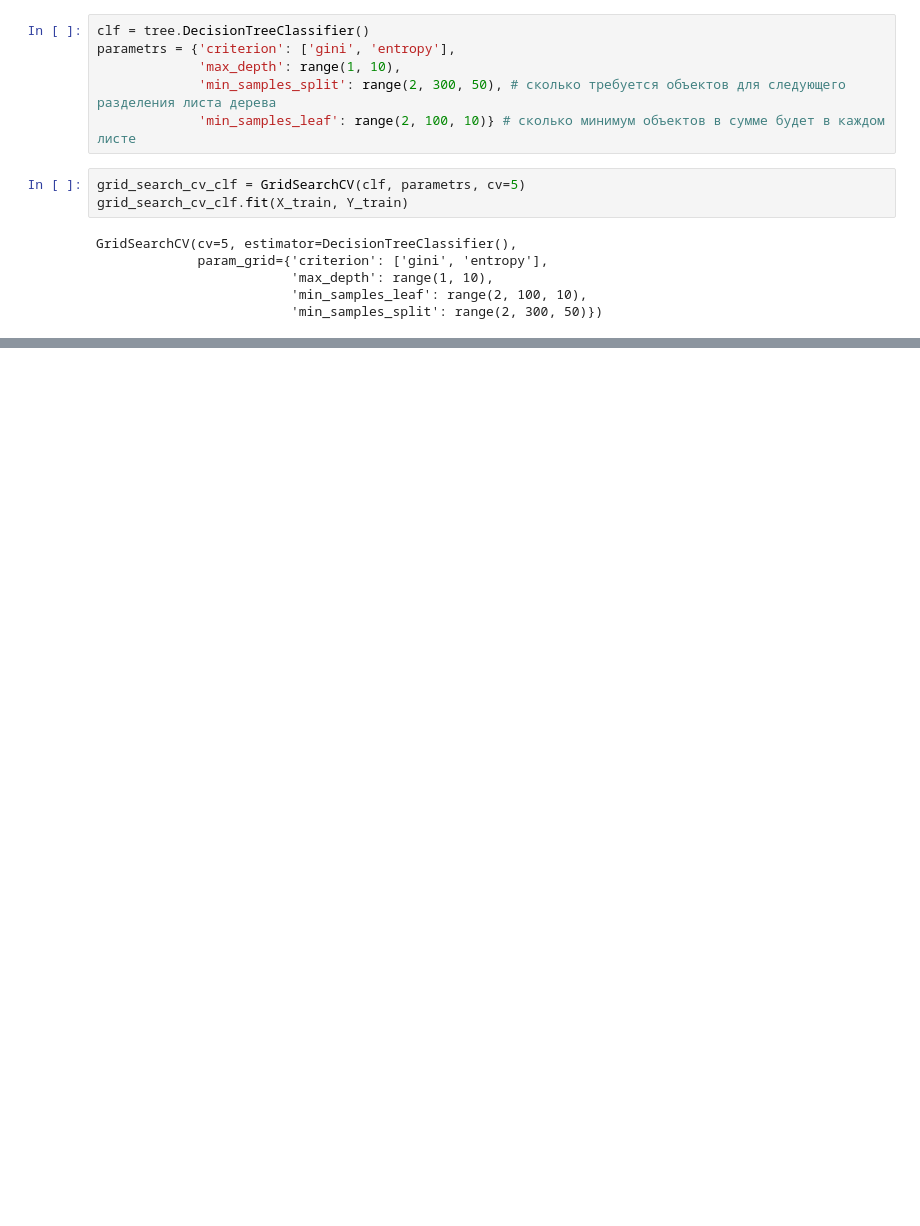
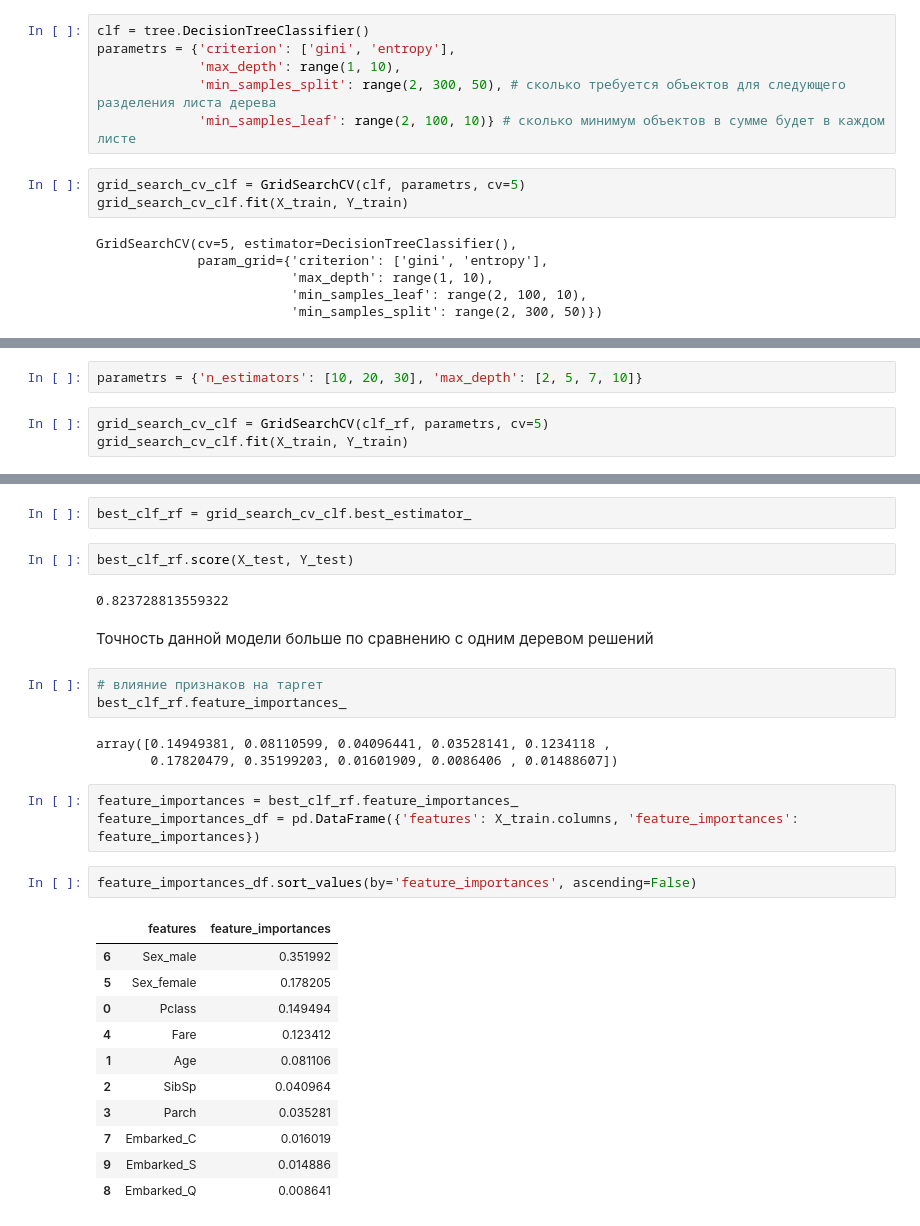
Before and after one commit to ivanpopov2002/ML, a Jupyter notebook: DecisionTreeTitanic.ipynb, the cells around one changed output, grey strips where cells are left out. Cells and saved outputs as stored; diff of their text form; blank space fills up the shorter version.

```diff
--- a/DecisionTreeTitanic.ipynb
+++ b/DecisionTreeTitanic.ipynb
@@ -333,0 +338,5 @@ grid_search_cv_clf.best_params_
+# %%
+parametrs = {'n_estimators': [10, 20, 30], 'max_depth': [2, 5, 7, 10]}
+# %%
+grid_search_cv_clf = GridSearchCV(clf_rf, parametrs, cv=5)
+grid_search_cv_clf.fit(X_train, Y_train)
@@ -333,0 +351,31 @@ grid_search_cv_clf.best_params_
+# %%
+best_clf_rf = grid_search_cv_clf.best_estimator_
+# %%
+best_clf_rf.score(X_test, Y_test)
+# %% [output]
+0.823728813559322
+# %% [markdown]
+Точность данной модели больше по сравнению с одним деревом решений
+# %%
+# влияние признаков на таргет
+best_clf_rf.feature_importances_
+# %% [output]
+array([0.14949381, 0.08110599, 0.04096441, 0.03528141, 0.1234118 ,
+       0.17820479, 0.35199203, 0.01601909, 0.0086406 , 0.01488607])
+# %%
+feature_importances = best_clf_rf.feature_importances_
+feature_importances_df = pd.DataFrame({'features': X_train.columns, 'feature_importances': feature_importances})
+# %%
+feature_importances_df.sort_values(by='feature_importances', ascending=False)
+# %% [output]
+|  | features | feature_importances |
+| 6 | Sex_male | 0.351992 |
+| 5 | Sex_female | 0.178205 |
+| 0 | Pclass | 0.149494 |
+| 4 | Fare | 0.123412 |
+| 1 | Age | 0.081106 |
+| 2 | SibSp | 0.040964 |
+| 3 | Parch | 0.035281 |
+| 7 | Embarked_C | 0.016019 |
+| 9 | Embarked_S | 0.014886 |
+| 8 | Embarked_Q | 0.008641 |
```
Also changed, not shown: parts of 23 cells of this notebook.
